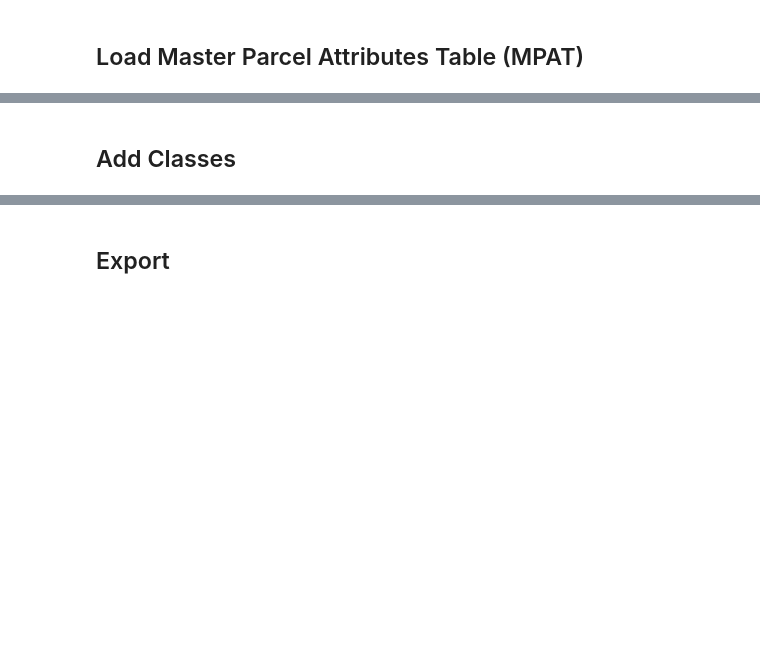
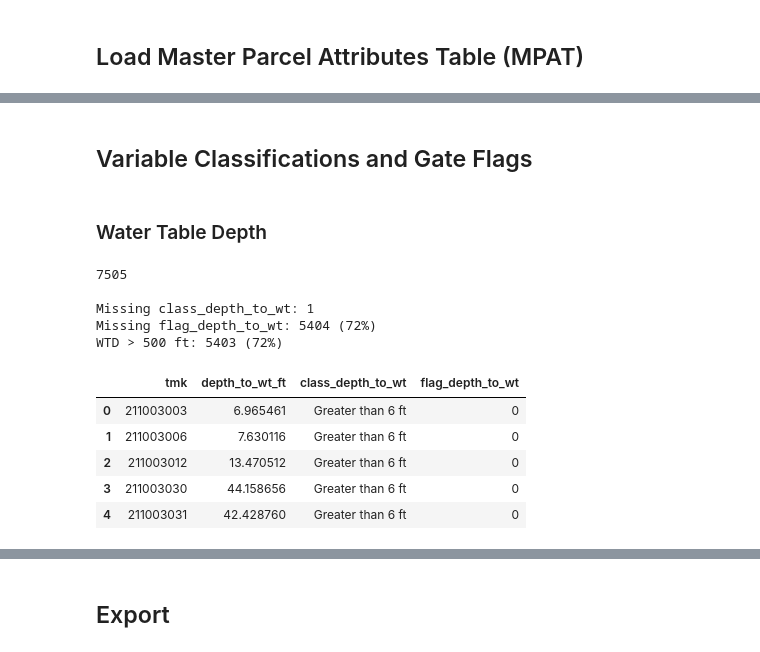
Before and after one commit to cshuler/HiOSDS-TechSuitabilityAnalysis, a Jupyter notebook: notebooks/03_build_logic_model.ipynb, the cells around one changed output, grey strips where cells are left out. Drawn from its saved outputs; the diff is of its cells as text; code cells hidden in the pictures; blank space fills up the shorter version.

```diff
--- a/notebooks/03_build_logic_model.ipynb
+++ b/notebooks/03_build_logic_model.ipynb
@@ -53,2 +46,51 @@ mpat_gdf.head()
-# %% [markdown]
-## Add Classes
+# %% [markdown]
+## Variable Classifications and Gate Flags
+# %% [markdown]
+### Water Table Depth
+# %%
+depth_to_wt_suitability = (
+    mpat_gdf[["tmk", "depth_to_wt_ft"]]
+    .assign(
+        class_depth_to_wt=lambda d: pd.Categorical(
+            np.select(
+                [
+                    d["depth_to_wt_ft"] < 3,
+                    d["depth_to_wt_ft"].between(3, 6, inclusive="both"),
+                    d["depth_to_wt_ft"] > 6,
+                ],
+                [
+                    "Less than 3 ft",
+                    "Between 3 and 6 ft",
+                    "Greater than 6 ft",
+                ],
+                default=pd.NA,
+            ),
+            categories=[
+                "Less than 3 ft",
+                "Between 3 and 6 ft",
+                "Greater than 6 ft",
+            ],
+            ordered=True,
+        ),
+        flag_depth_to_wt=lambda d: d["depth_to_wt_ft"].lt(3).where(
+            d["depth_to_wt_ft"].notna() & d["depth_to_wt_ft"].le(500)
+        ).astype("Int64"),
+    )
+)
+print(f"{len(depth_to_wt_suitability)}\n")
+print(f"Missing class_depth_to_wt: {depth_to_wt_suitability['class_depth_to_wt'].isna().sum()}")
+print(f"Missing flag_depth_to_wt: {depth_to_wt_suitability['flag_depth_to_wt'].isna().sum()} ({depth_to_wt_suitability['flag_depth_to_wt'].isna().sum() / len(depth_to_wt_suitability) * 100:.0f}%)")
+print(f"WTD > 500 ft: {(mpat_gdf['depth_to_wt_ft'] > 500).sum()} ({(mpat_gdf['depth_to_wt_ft'] > 500).sum() / len(mpat_gdf) * 100:.0f}%)\n")
+depth_to_wt_suitability.head()
+# %% [output]
+7505
+
+Missing class_depth_to_wt: 1
+Missing flag_depth_to_wt: 5404 (72%)
+WTD > 500 ft: 5403 (72%)
+|  | tmk | depth_to_wt_ft | class_depth_to_wt | flag_depth_to_wt |
+| 0 | 211003003 | 6.965461 | Greater than 6 ft | 0 |
+| 1 | 211003006 | 7.630116 | Greater than 6 ft | 0 |
+| 2 | 211003012 | 13.470512 | Greater than 6 ft | 0 |
+| 3 | 211003030 | 44.158656 | Greater than 6 ft | 0 |
+| 4 | 211003031 | 42.428760 | Greater than 6 ft | 0 |
```
Also changed, not shown: parts of 40 cells of this notebook, 6 other files.
